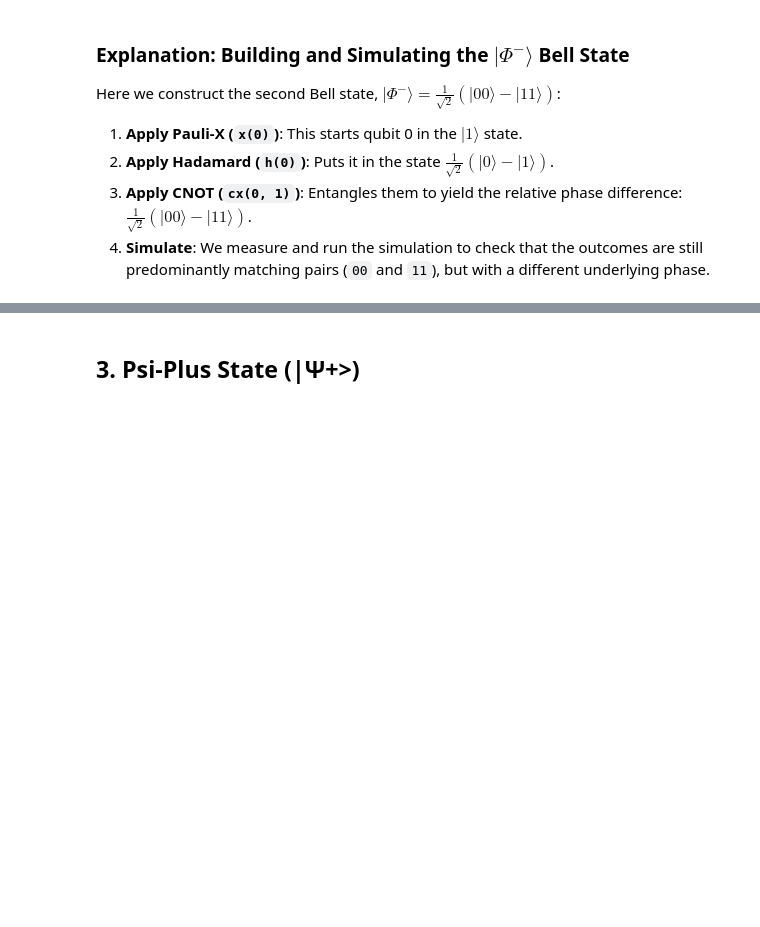
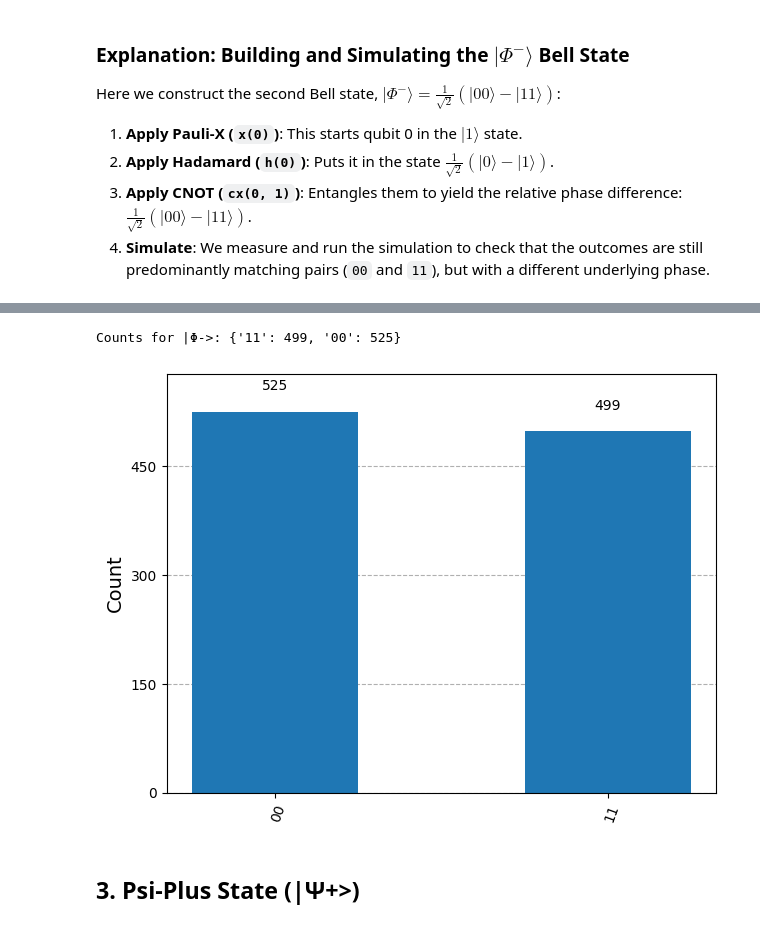
Before and after one commit to Nihalht/quamtum-lab-pr, a Jupyter notebook: 3_Bell_States_Theory_of_Entanglement.ipynb, the cells around one changed output, grey strips where cells are left out. Cells and saved outputs as stored; diff of their text form; code cells hidden in the pictures; blank space fills up the shorter version.

```diff
--- a/3_Bell_States_Theory_of_Entanglement.ipynb
+++ b/3_Bell_States_Theory_of_Entanglement.ipynb
@@ -92,3 +154,25 @@ Counts for |Φ->: {'10': 504, '00': 520}
+# %%
+# Step 1: Create a quantum circuit for the Phi-Minus Bell State
+qc_phi_minus = QuantumCircuit(2, 2)
+
+# Step 2: Apply X gate to set Qubit 0 to state |1>, then apply Hadamard and CNOT to create state phase difference
+qc_phi_minus.x(0)
+qc_phi_minus.h(0)
+qc_phi_minus.cx(0, 1)
+
+# Step 3: Measure both qubits onto the classical registers
+qc_phi_minus.measure([0, 1], [0, 1])
+
+# Step 4: Compile, run the simulation, and display the resulting states
+compiled = transpile(qc_phi_minus, simulator)
+job = simulator.run(compiled, shots=1024)
+counts_phi_minus = job.result().get_counts()
+
+print("Counts for |Φ->:", counts_phi_minus)
+plot_histogram(counts_phi_minus)
+# %% [output]
+Counts for |Φ->: {'11': 499, '00': 525}
+[figure, added]
 # %% [markdown]
 ## 3. Psi-Plus State (|Ψ+>)
 # %% [markdown]
```
Also changed, not shown: parts of 18 cells of this notebook.
